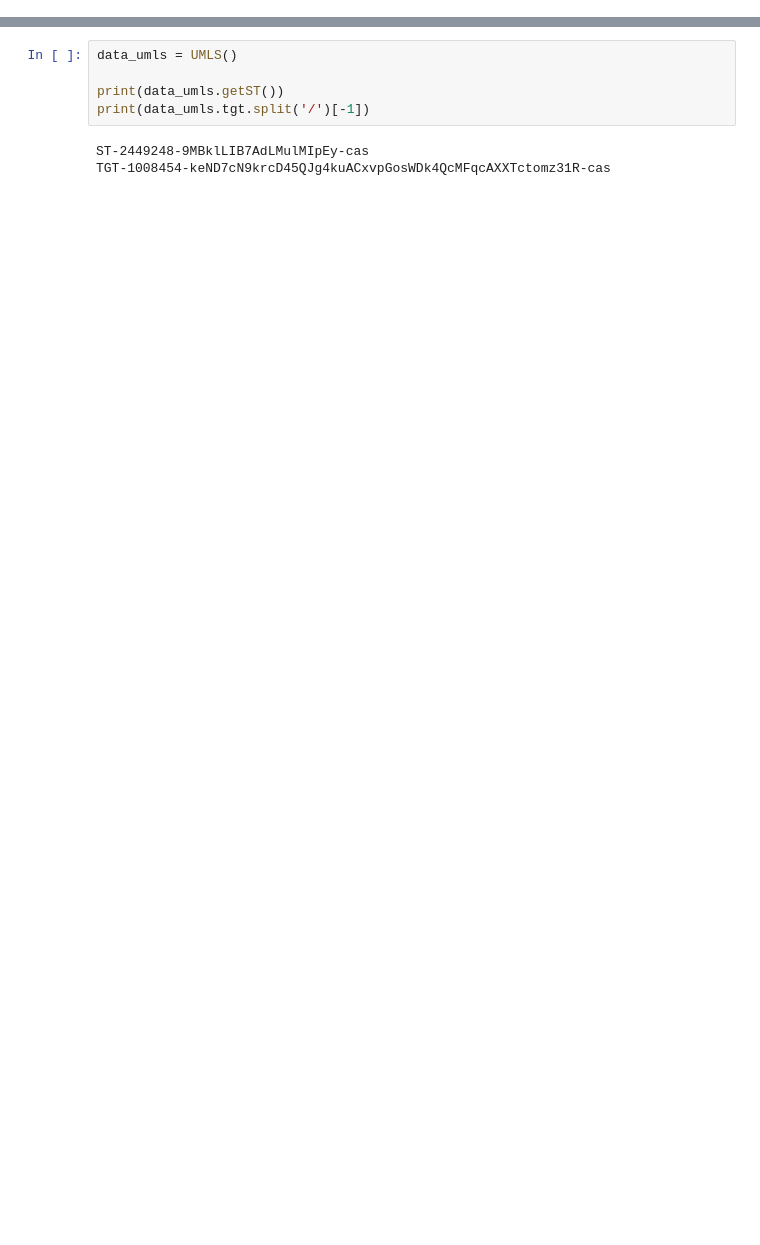
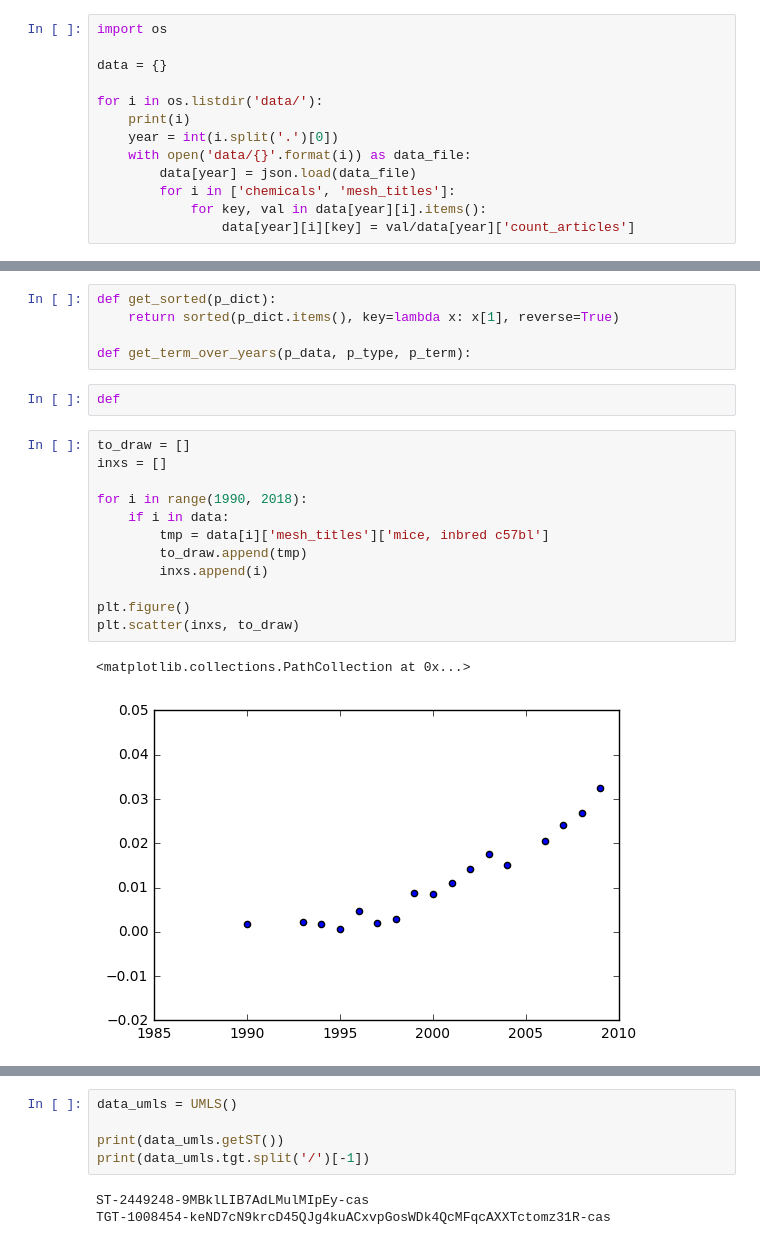
Before and after one commit to akarazeev/BioHack2017, a Jupyter notebook: main.ipynb, the cells around one changed output, grey strips where cells are left out. Cells and saved outputs as stored; diff of their text form; blank space fills up the shorter version.

```diff
--- a/main.ipynb
+++ b/main.ipynb
@@ -247,3 +251,16 @@ class CUI(authorization):
                   'pageSize': pageSize}
         data = requests.get(url=url, params=params)
         pass
+# %%
+import os
+
+data = {}
+
+for i in os.listdir('data/'):
+    print(i)
+    year = int(i.split('.')[0])
+    with open('data/{}'.format(i)) as data_file:
+        data[year] = json.load(data_file)
+        for i in ['chemicals', 'mesh_titles']:
+            for key, val in data[year][i].items():
+                data[year][i][key] = val/data[year]['count_articles']
@@ -249,0 +305,22 @@ class CUI(authorization):
+# %%
+def get_sorted(p_dict):
+    return sorted(p_dict.items(), key=lambda x: x[1], reverse=True)
+
+def get_term_over_years(p_data, p_type, p_term):
+# %%
+def
+# %%
+to_draw = []
+inxs = []
+
+for i in range(1990, 2018):
+    if i in data:
+        tmp = data[i]['mesh_titles']['mice, inbred c57bl']
+        to_draw.append(tmp)
+        inxs.append(i)
+
+plt.figure()
+plt.scatter(inxs, to_draw)
+# %% [output]
+<matplotlib.collections.PathCollection at 0x...>
+[figure, added]
```
Also changed, not shown: parts of 11 cells of this notebook, 1 other file.
